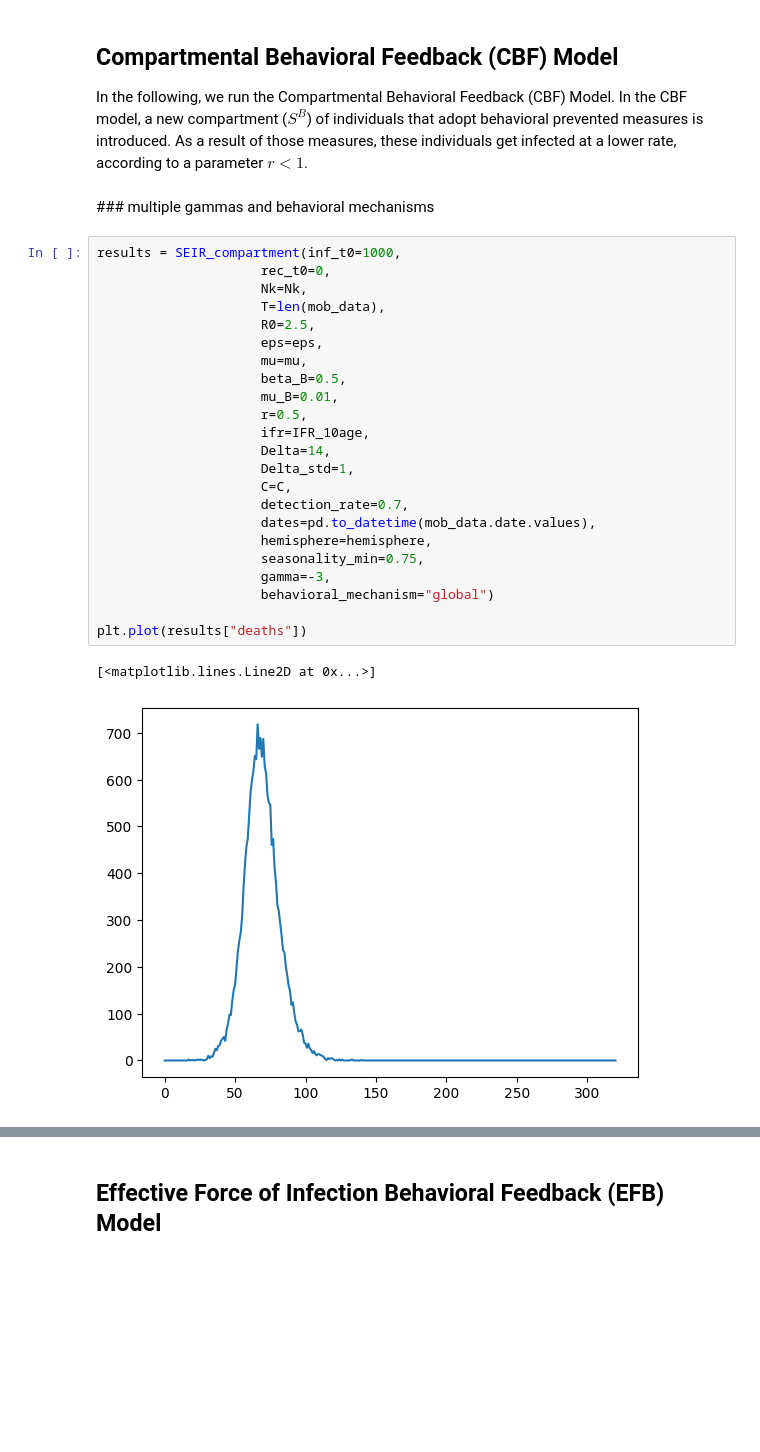
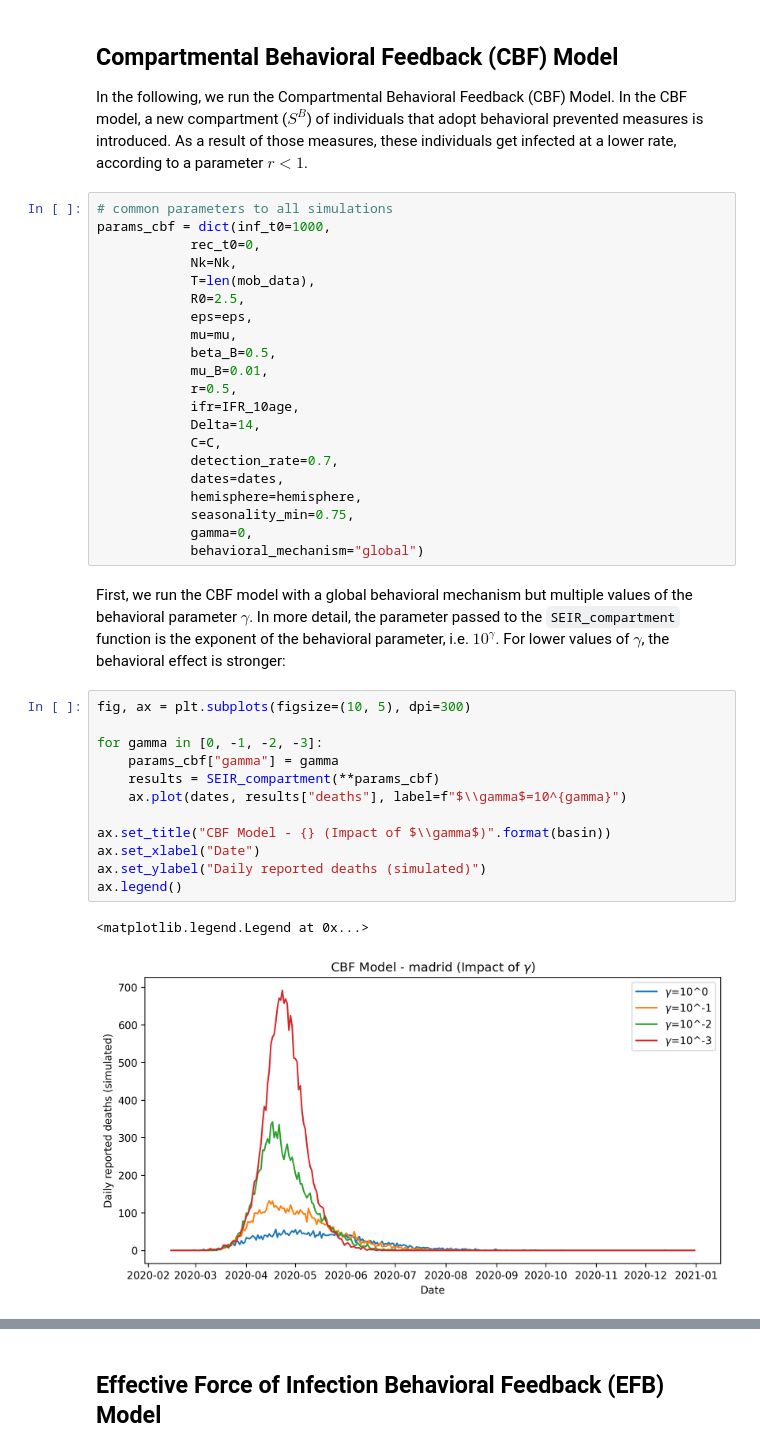
Before and after one commit to ngozzi/covid-behavior-models, a Jupyter notebook: example.ipynb, the cells around one changed output, grey strips where cells are left out. Drawn from its saved outputs; the diff is of its cells as text; blank space fills up the shorter version.

```diff
--- a/example.ipynb
+++ b/example.ipynb
@@ -74,31 +82,41 @@ plt.plot(results["deaths"])
 ## Compartmental Behavioral Feedback (CBF) Model
 
 In the following, we run the Compartmental Behavioral Feedback (CBF) Model. In the CBF model, a new compartment ($S^B$) of individuals that adopt behavioral prevented measures is introduced. As a result of those measures, these individuals get infected at a lower rate, according to a parameter $r<1$.
-# %% [markdown]
-### multiple gammas and behavioral mechanisms
 # %%
-results = SEIR_compartment(inf_t0=1000,
-                     rec_t0=0,
-                     Nk=Nk,
-                     T=len(mob_data),
-                     R0=2.5,
-                     eps=eps,
-                     mu=mu,
-                     beta_B=0.5,
-                     mu_B=0.01,
-                     r=0.5,
-                     ifr=IFR_10age,
-                     Delta=14,
-                     Delta_std=1,
-                     C=C,
-                     detection_rate=0.7,
-                     dates=pd.to_datetime(mob_data.date.values),
-                     hemisphere=hemisphere,
-                     seasonality_min=0.75,
-                     gamma=-3,
-                     behavioral_mechanism="global")
-
-plt.plot(results["deaths"])
+# common parameters to all simulations
+params_cbf = dict(inf_t0=1000,
+            rec_t0=0,
+            Nk=Nk,
+            T=len(mob_data),
+            R0=2.5,
+            eps=eps,
+            mu=mu,
+            beta_B=0.5,
+            mu_B=0.01,
+            r=0.5,
+            ifr=IFR_10age,
+            Delta=14,
+            C=C,
+            detection_rate=0.7,
+            dates=dates,
+            hemisphere=hemisphere,
+            seasonality_min=0.75,
+            gamma=0,
+            behavioral_mechanism="global")
-# %% [output]
-[<matplotlib.lines.Line2D at 0x...>]
-[figure, removed]
+# %% [markdown]
+First, we run the CBF model with a global behavioral mechanism but multiple values of the behavioral parameter $\gamma$. In more detail, the parameter passed to the `SEIR_compartment` function is the exponent of the behavioral parameter, i.e. $10^{\gamma}$. For lower values of $\gamma$, the behavioral effect is stronger:
+# %%
+fig, ax = plt.subplots(figsize=(10, 5), dpi=300)
+
+for gamma in [0, -1, -2, -3]:
+    params_cbf["gamma"] = gamma
+    results = SEIR_compartment(**params_cbf)
+    ax.plot(dates, results["deaths"], label=f"$\\gamma$=10^{gamma}")
+
+ax.set_title("CBF Model - {} (Impact of $\\gamma$)".format(basin))
+ax.set_xlabel("Date")
+ax.set_ylabel("Daily reported deaths (simulated)")
+ax.legend()
+# %% [output]
+<matplotlib.legend.Legend at 0x...>
+[figure, added]
```
Also changed, not shown: parts of 13 cells of this notebook, 1 other file.
